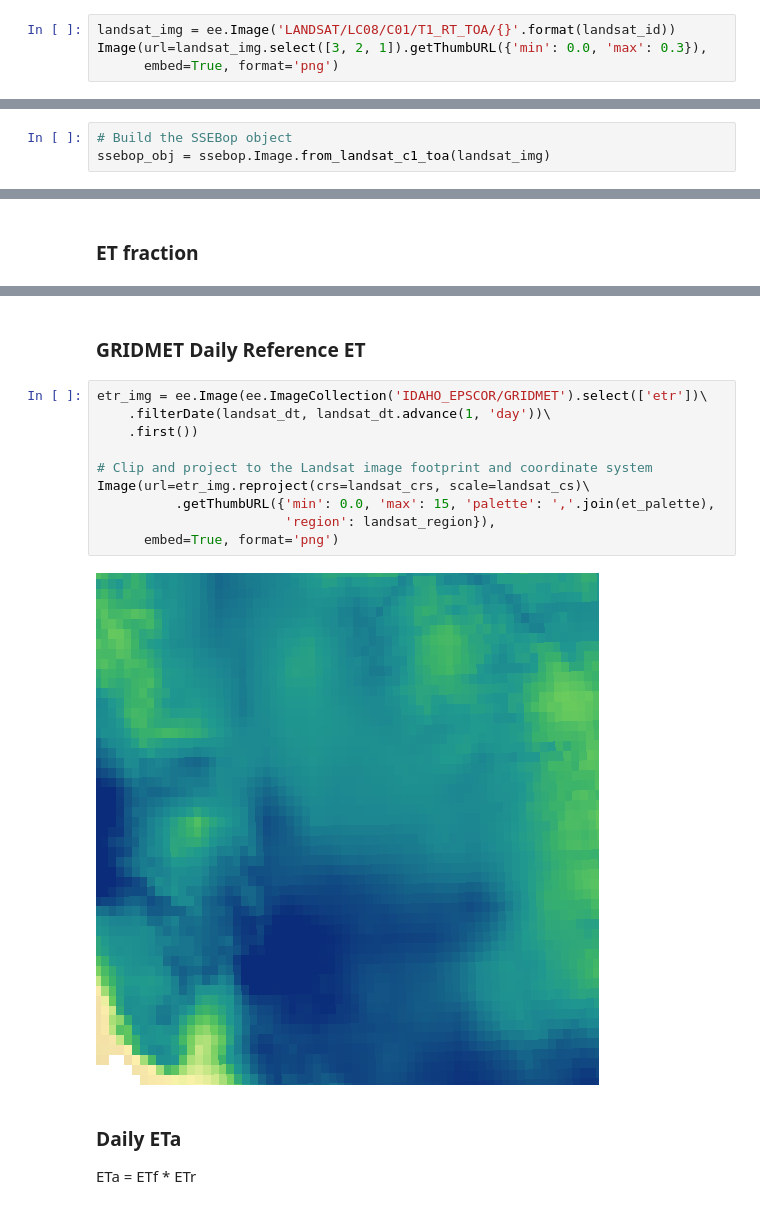
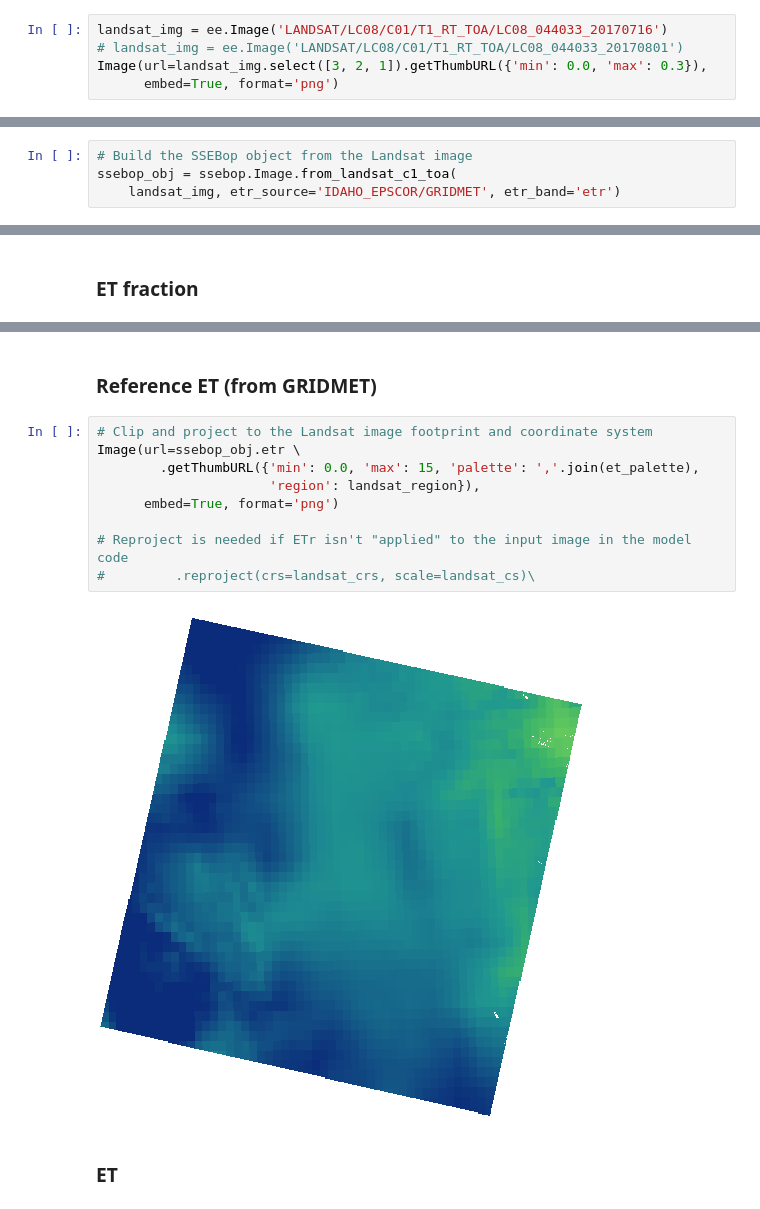
Before and after one commit to Open-ET/openet-ssebop, a Jupyter notebook: examples/single_image.ipynb, the cells around one changed output, grey strips where cells are left out. Drawn from its saved outputs; the diff is of its cells as text.

```diff
--- a/examples/single_image.ipynb
+++ b/examples/single_image.ipynb
@@ -24,7 +19,8 @@ et_palette = [
 # %% [markdown]
 ### Landsat 8 Collection 1 TOA Image
 # %%
-landsat_img = ee.Image('LANDSAT/LC08/C01/T1_RT_TOA/{}'.format(landsat_id))
+landsat_img = ee.Image('LANDSAT/LC08/C01/T1_RT_TOA/LC08_044033_20170716')
+# landsat_img = ee.Image('LANDSAT/LC08/C01/T1_RT_TOA/LC08_044033_20170801')
 Image(url=landsat_img.select([3, 2, 1]).getThumbURL({'min': 0.0, 'max': 0.3}),
       embed=True, format='png')
 # %% [output]
@@ -35,8 +31,9 @@ landsat_crs = landsat_img.select('B3').projection().getInfo()['crs']
 landsat_region = landsat_img.geometry().bounds(1, 'EPSG:4326').coordinates().getInfo()
 landsat_dt = ee.Date(landsat_img.get('system:time_start'))
 # %%
-# Build the SSEBop object
-ssebop_obj = ssebop.Image.from_landsat_c1_toa(landsat_img)
+# Build the SSEBop object from the Landsat image
+ssebop_obj = ssebop.Image.from_landsat_c1_toa(
+    landsat_img, etr_source='IDAHO_EPSCOR/GRIDMET', etr_band='etr')
 # %% [markdown]
 ### NDVI
 # %%
@@ -54,19 +53,16 @@ Image(url=ssebop_obj.etf.getThumbURL({'min': 0.0, 'max': 1.2, 'palette': ','.joi
 # %% [markdown]
-### GRIDMET Daily Reference ET
+### Reference ET (from GRIDMET)
 # %%
-etr_img = ee.Image(ee.ImageCollection('IDAHO_EPSCOR/GRIDMET').select(['etr'])\
-    .filterDate(landsat_dt, landsat_dt.advance(1, 'day'))\
-    .first())
+# Clip and project to the Landsat image footprint and coordinate system
+Image(url=ssebop_obj.etr \
+        .getThumbURL({'min': 0.0, 'max': 15, 'palette': ','.join(et_palette),
+                      'region': landsat_region}),
+      embed=True, format='png')
 
-# Clip and project to the Landsat image footprint and coordinate system
-Image(url=etr_img.reproject(crs=landsat_crs, scale=landsat_cs)\
-          .getThumbURL({'min': 0.0, 'max': 15, 'palette': ','.join(et_palette),
-                        'region': landsat_region}),
-      embed=True, format='png')
+# Reproject is needed if ETr isn't "applied" to the input image in the model code
+#         .reproject(crs=landsat_crs, scale=landsat_cs)\
 # %% [output]
-[figure, old version]
+[figure, new version]
-# %% [markdown]
-### Daily ETa
-
-ETa = ETf * ETr
+# %% [markdown]
+### ET
 # %%
```
Also changed, not shown: parts of 12 cells of this notebook, 13 other files.
